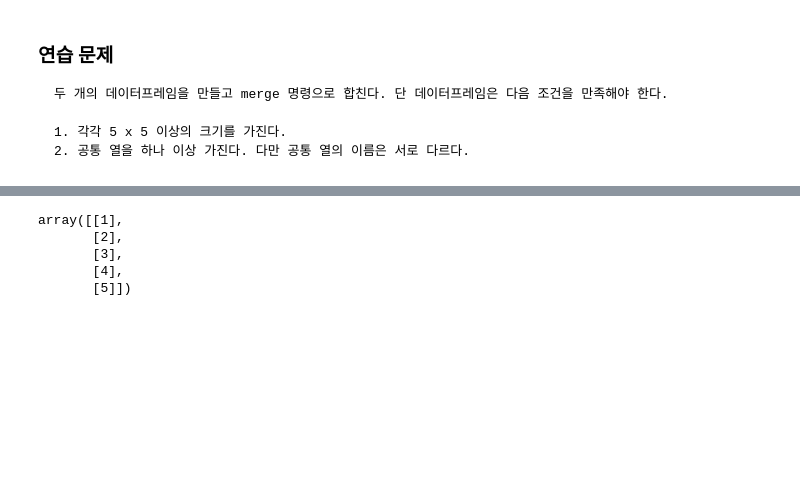
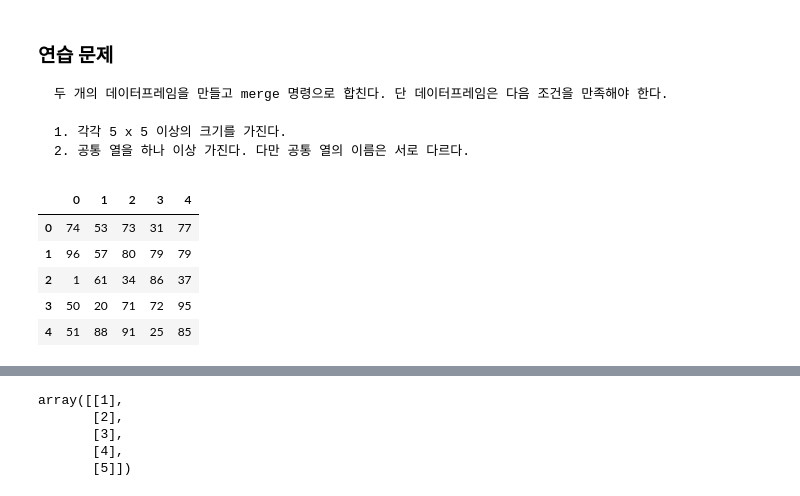
Before and after one commit to kominhy/wassup3, a Jupyter notebook: 03_Data_Preprocessing/02_07_Pandas 데이터프레임 합성.ipynb, the cells around one changed output, grey strips where cells are left out. Saved outputs shown, nothing was run; the diff lists cells and outputs as text; code cells hidden in the pictures; blank space fills up the shorter version.

````diff
--- a/03_Data_Preprocessing/02_07_Pandas 데이터프레임 합성.ipynb
+++ b/03_Data_Preprocessing/02_07_Pandas 데이터프레임 합성.ipynb
@@ -319,3 +319,13 @@ df1.join(df2, how='outer')
 1. 각각 5 x 5 이상의 크기를 가진다.
 2. 공통 열을 하나 이상 가진다. 다만 공통 열의 이름은 서로 다르다.
 ```
+# %%
+a = pd.DataFrame(np.random.randint(1,100, size = (5,5)))
+a
+# %% [output]
+|  | 0 | 1 | 2 | 3 | 4 |
+| 0 | 74 | 53 | 73 | 31 | 77 |
+| 1 | 96 | 57 | 80 | 79 | 79 |
+| 2 | 1 | 61 | 34 | 86 | 37 |
+| 3 | 50 | 20 | 71 | 72 | 95 |
+| 4 | 51 | 88 | 91 | 25 | 85 |
````
Also changed, not shown: parts of 4 cells of this notebook, 3 other files.
